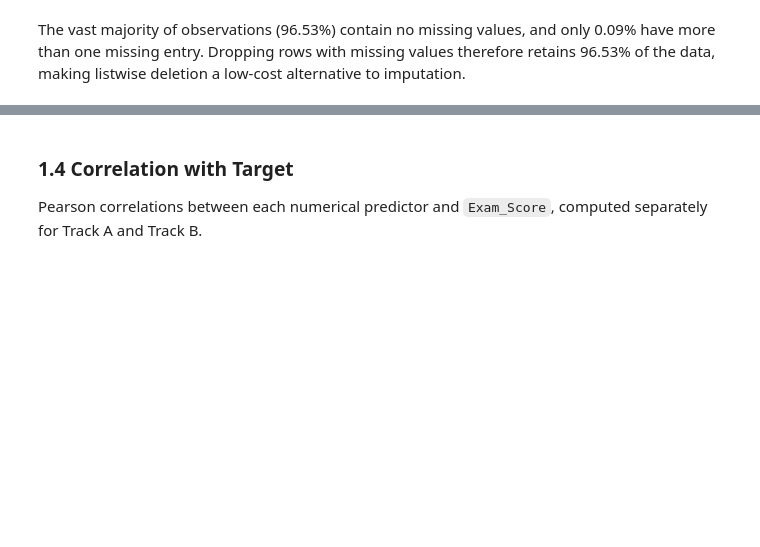
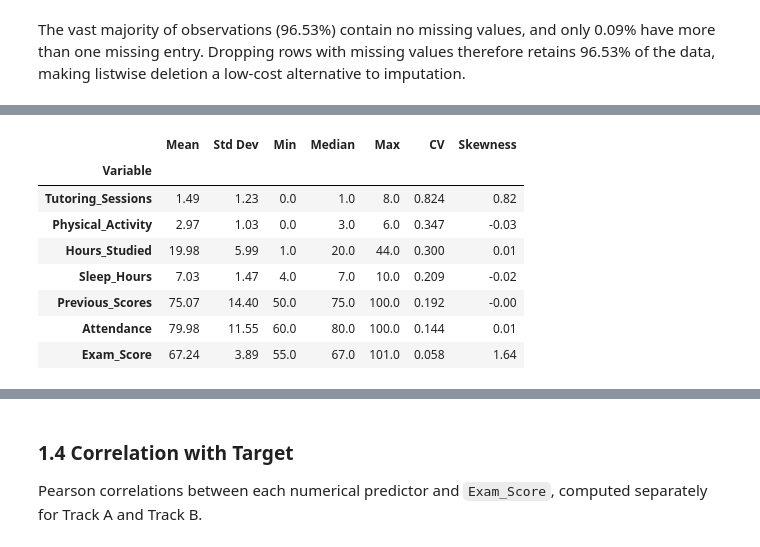
Before and after one commit to lizhsaao/math_project, a Jupyter notebook: notebooks/1.ipynb, the cells around one changed output, grey strips where cells are left out. Cells and saved outputs as stored; diff of their text form; code cells hidden in the pictures; blank space fills up the shorter version.

```diff
--- a/notebooks/1.ipynb
+++ b/notebooks/1.ipynb
@@ -95,0 +138,23 @@ The mean `Exam_Score` is 67.24 (s.d. 3.89), indicating relatively low dispersion
+# %%
+desc_stats = df.describe().T[["mean", "std", "min", "50%", "max"]]
+desc_stats["CV"] = df.std(numeric_only=True) / df.mean(numeric_only=True)
+desc_stats["Skewness"] = df.skew(numeric_only=True)
+
+desc_stats.columns = ["Mean", "Std Dev", "Min", "Median", "Max", "CV", "Skewness"]
+
+desc_stats = desc_stats.round({
+    "Mean": 2, "Std Dev": 2, "Min": 1, "Median": 1, "Max": 1,
+    "CV": 3, "Skewness": 2
+})
+
+display(desc_stats.sort_values(by="CV", ascending=False))
+# %% [output]
+|  | Mean | Std Dev | Min | Median | Max | CV | Skewness |
+| Variable |  |  |  |  |  |  |  |
+| Tutoring_Sessions | 1.49 | 1.23 | 0.0 | 1.0 | 8.0 | 0.824 | 0.82 |
+| Physical_Activity | 2.97 | 1.03 | 0.0 | 3.0 | 6.0 | 0.347 | -0.03 |
+| Hours_Studied | 19.98 | 5.99 | 1.0 | 20.0 | 44.0 | 0.300 | 0.01 |
+| Sleep_Hours | 7.03 | 1.47 | 4.0 | 7.0 | 10.0 | 0.209 | -0.02 |
+| Previous_Scores | 75.07 | 14.40 | 50.0 | 75.0 | 100.0 | 0.192 | -0.00 |
+| Attendance | 79.98 | 11.55 | 60.0 | 80.0 | 100.0 | 0.144 | 0.01 |
+| Exam_Score | 67.24 | 3.89 | 55.0 | 67.0 | 101.0 | 0.058 | 1.64 |
```
Also changed, not shown: parts of 18 cells of this notebook.
